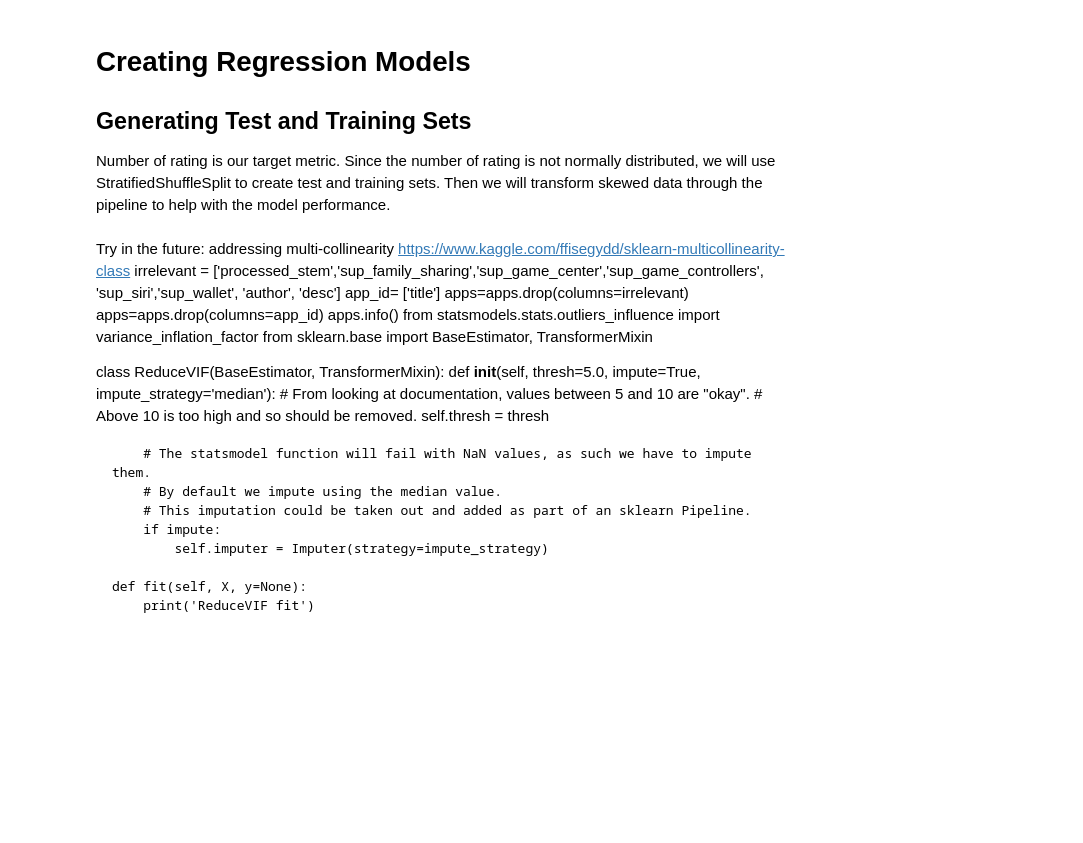
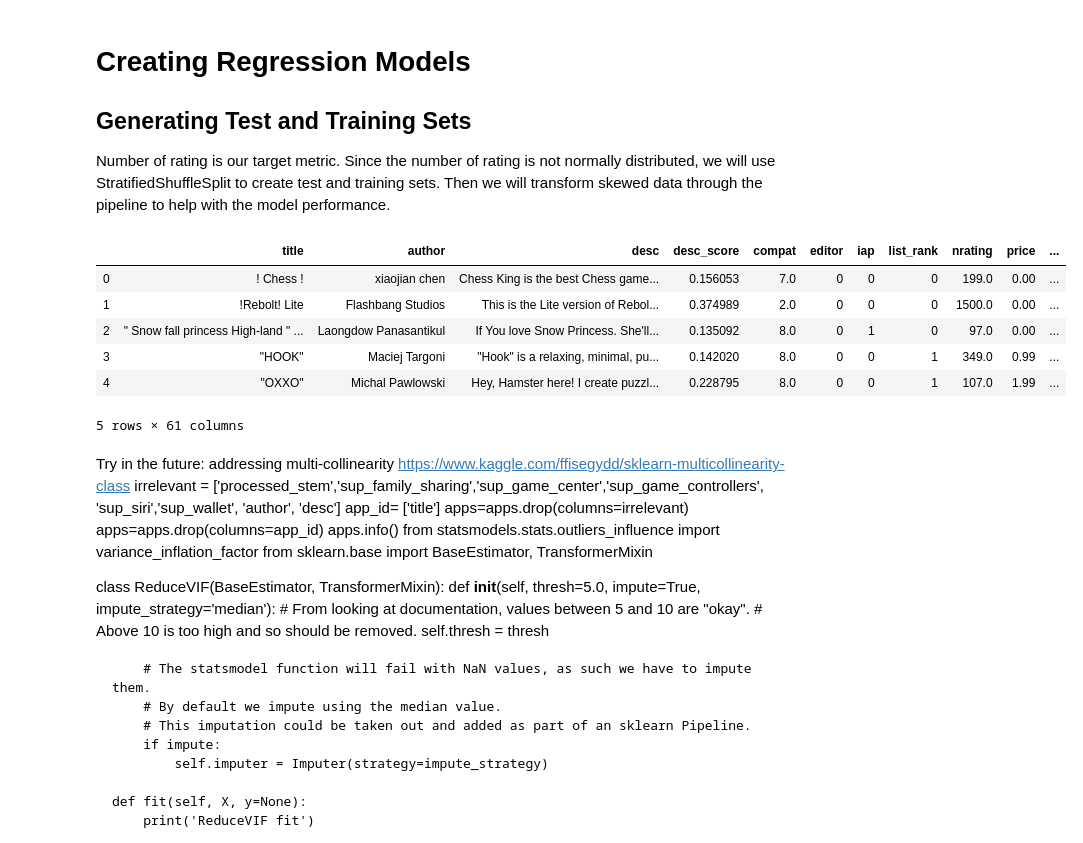
Before and after one commit to alee71/Where-Shadows-Slumber, a Jupyter notebook: IOS_description_insight.ipynb, the cells around one changed output. Cells and saved outputs as stored; diff of their text form; code cells hidden in the pictures; blank space fills up the shorter version.

```diff
--- a/IOS_description_insight.ipynb
+++ b/IOS_description_insight.ipynb
@@ -767,6 +768,17 @@ apps.to_sql('clean_db', e, if_exists='replace', index=False)
 ## Generating Test and Training Sets
 
 Number of rating is our target metric. Since the number of rating is not normally distributed, we will use StratifiedShuffleSplit to create test and training sets. Then we will transform skewed data through the pipeline to help with the model performance.
+# %%
+apps=pd.read_sql_query('''SELECT * FROM clean_db''', sa.create_engine(r'sqlite:///D:\Program_practices\IOS\app-store.sqlite'))
+apps.head()
+# %% [output]
+|  | title | author | desc | desc_score | compat | editor | iap | list_rank | nrating | price | ... |
+| 0 | ! Chess ! | xiaojian chen | Chess King is the best Chess game... | 0.156053 | 7.0 | 0 | 0 | 0 | 199.0 | 0.00 | ... |
+| 1 | !Rebolt! Lite | Flashbang Studios | This is the Lite version of Rebol... | 0.374989 | 2.0 | 0 | 0 | 0 | 1500.0 | 0.00 | ... |
+| 2 | " Snow fall princess High-land " ... | Laongdow Panasantikul | If You love Snow Princess. She'll... | 0.135092 | 8.0 | 0 | 1 | 0 | 97.0 | 0.00 | ... |
+| 3 | "HOOK" | Maciej Targoni | "Hook" is a relaxing, minimal, pu... | 0.142020 | 8.0 | 0 | 0 | 1 | 349.0 | 0.99 | ... |
+| 4 | "OXXO" | Michal Pawlowski | Hey, Hamster here! I create puzzl... | 0.228795 | 8.0 | 0 | 0 | 1 | 107.0 | 1.99 | ... |
+5 rows × 61 columns
 # %% [markdown]
 Try in the future: addressing multi-collinearity
 https://www.kaggle.com/ffisegydd/sklearn-multicollinearity-class
```
Also changed, not shown: parts of 34 cells of this notebook.
